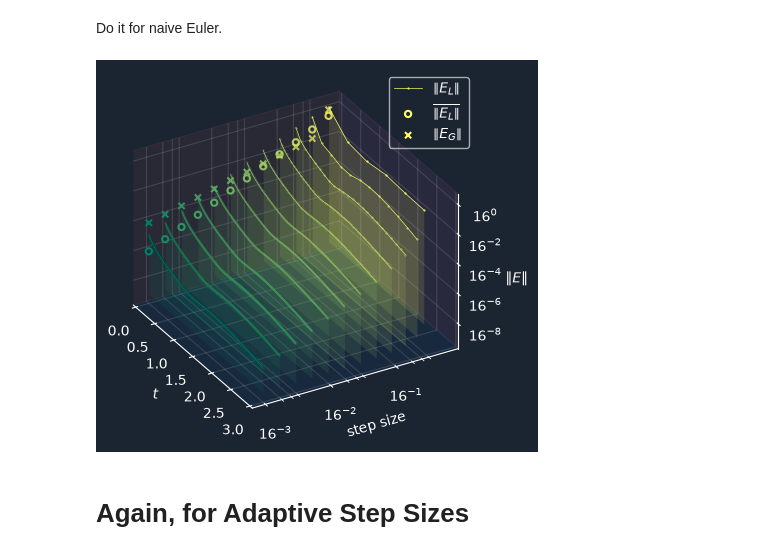
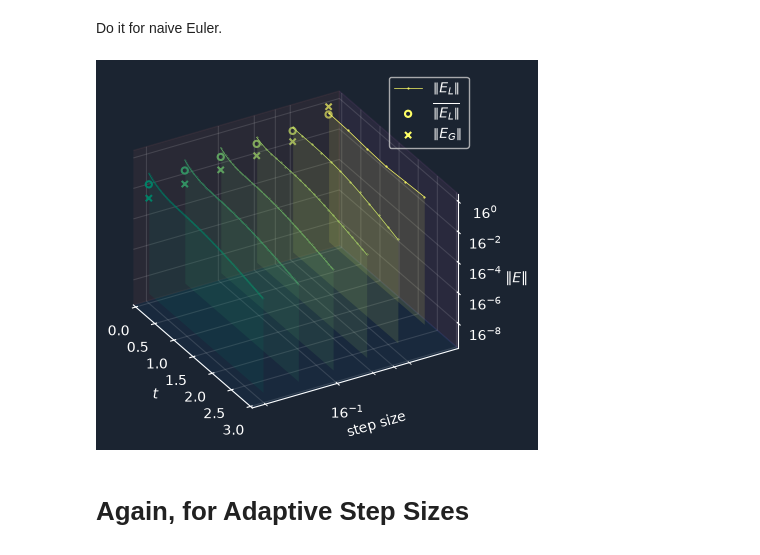
Before and after one commit to 3257077517-collab/Team17, a Jupyter notebook: report/notes.ipynb, the cells around one changed output. Cells and saved outputs as stored; diff of their text form; code cells hidden in the pictures.

```diff
--- a/report/notes.ipynb
+++ b/report/notes.ipynb
@@ -286,3 +358,12 @@ plt.show()
+# %%
+def pff_exact_sol_fn(t0, y0, t):
+    X0 = np.reshape(y0, (out_dim, in_dim))
+    X = polar_factor_flow_exact_helped(t - t0, np.diagonal(U.T @ X0 @ V), U, V)
+    return np.ravel(X)
+
+def pff_norm_fn(dy):
+    dX = np.reshape(dy, (out_dim, in_dim))
+    return np.linalg.matrix_norm(dX)
 # %% [markdown]
 # Error vs step size 3D lol
 # %%
@@ -348,36 +403,40 @@ def plot_3d_error_analysis(ax: plt.Axes3D,
 # %% [markdown]
 Do it for naive Euler.
 # %%
+naive_rk11_error_analysis_result = do_error_analysis(
+    [dict(fun=polar_factor_flow_fun,
+          t_span=(0.0, t_bound),
+          y0=np.ravel(X0),
+          method=NaiveRK11,
+          num_steps=(1 << i) * 6) for i in range(6)],
+    pff_exact_sol_fn, pff_norm_fn)
+
 fig: plt.Figure = plt.figure()
 ax: plt.Axes3D = fig.add_subplot(projection='3d')
 ax.set_proj_type('ortho')
 # ax.view_init(elev=0, azim=0, roll=0)
 # ax.view_init(elev=0, azim=-90, roll=0)
 # ax.view_init(elev=90, azim=0, roll=90)
 ax.view_init(elev=30, azim=-30, roll=0)
 
 ax.set_xlabel('$t$')
 ax.set_xmargin(0)
 
 ax.set_ylabel('step size')
 ax.set_yscale('log', **log_scale_kwargs)
 
 ax.set_zlabel('$\\Vert E \\Vert$')
 ax.set_zmargin(0)
 ax.zaxis.set_rotate_label(False)
 ax.set_zscale('log', **log_scale_kwargs)
 
-cmap = mpl.colormaps['summer']
-
-solver_kwargs_list = [dict(num_steps = (1 << i) * 6) for i in range(12)]
-error_lower_bound = np.exp2(-36)
-plot_3d_error_analysis(ax, NaiveRK11, solver_kwargs_list, error_lower_bound, cmap)
+plot_3d_error_analysis(naive_rk11_error_analysis_result, ax, mpl.colormaps['summer'])
 
 ax.legend()
 
 plt.show()
 # %% [output]
-[figure, old version]
+[figure, new version]
 # %% [markdown]
 # Again, for Adaptive Step Sizes
 # %%
```
Also changed, not shown: parts of 8 cells of this notebook.
